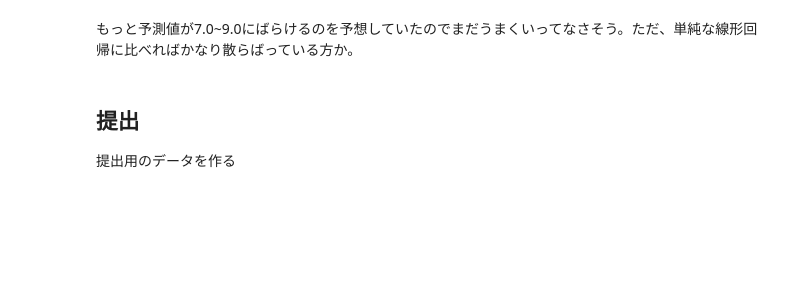
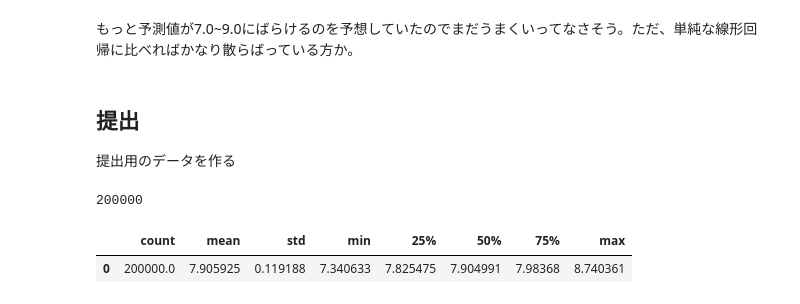
Before and after one commit to ryuji-hashimoto0110/Kaggle, a Jupyter notebook: tabular-playground-series-jan-2021/Regression.ipynb, the cells around one changed output. Cells and saved outputs as stored; diff of their text form; code cells hidden in the pictures; blank space fills up the shorter version.

```diff
--- a/tabular-playground-series-jan-2021/Regression.ipynb
+++ b/tabular-playground-series-jan-2021/Regression.ipynb
@@ -198,6 +198,10 @@ plt.show()
 # %%
 test_X = test.iloc[:, 1:].values
 x_axis = np.arange(14)
-submission = gmm.predict(x_axis, test_X)
-
-pd.DataFrame(pd.Series(submission.ravel()).describe()).transpose()
+prediction = gmm.predict(x_axis, test_X)
+print(len(prediction))
+pd.DataFrame(pd.Series(prediction.ravel()).describe()).transpose()
+# %% [output]
+200000
+|  | count | mean | std | min | 25% | 50% | 75% | max |
+| 0 | 200000.0 | 7.905925 | 0.119188 | 7.340633 | 7.825475 | 7.904991 | 7.98368 | 8.740361 |
```
Also changed, not shown: parts of 6 cells of this notebook.
